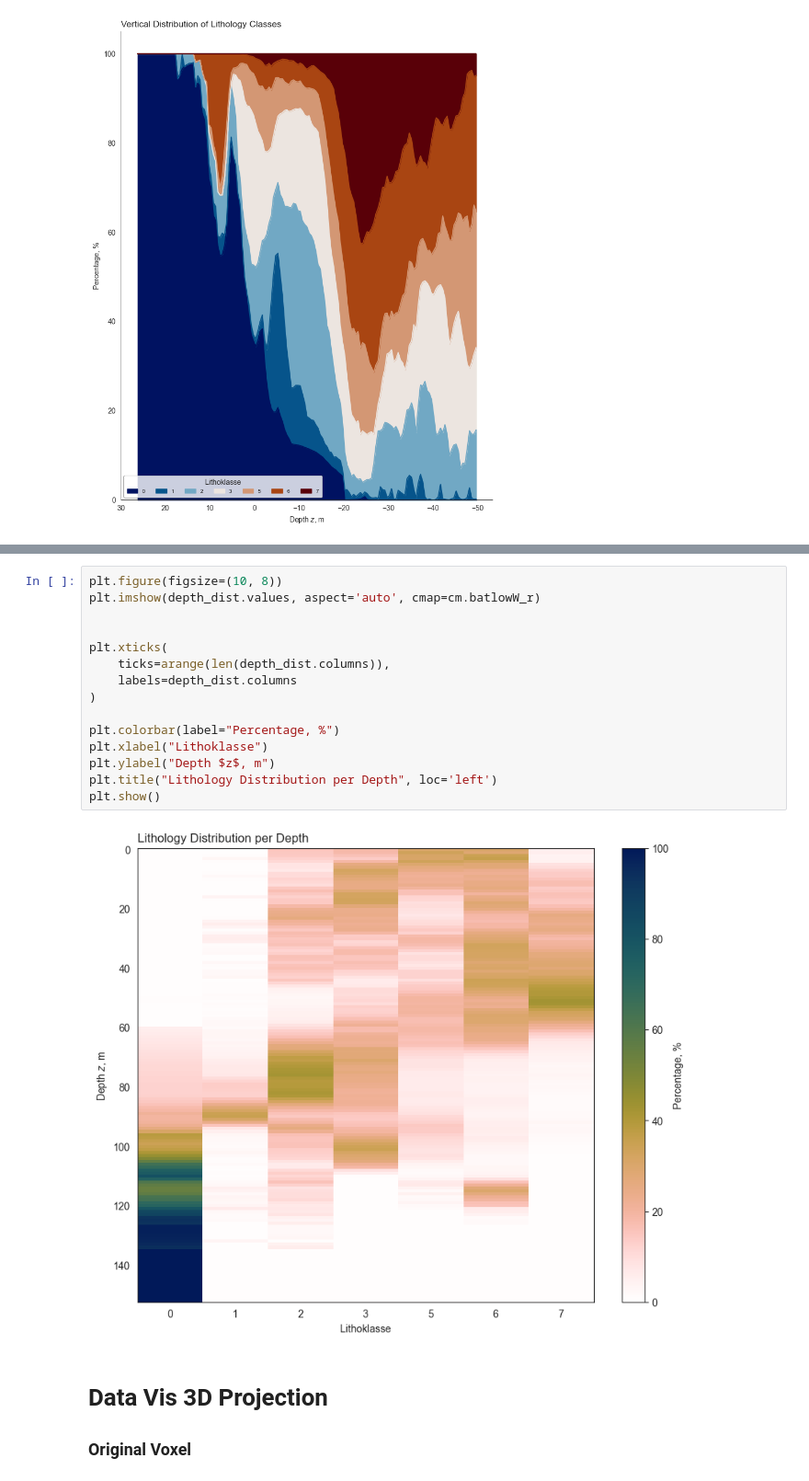
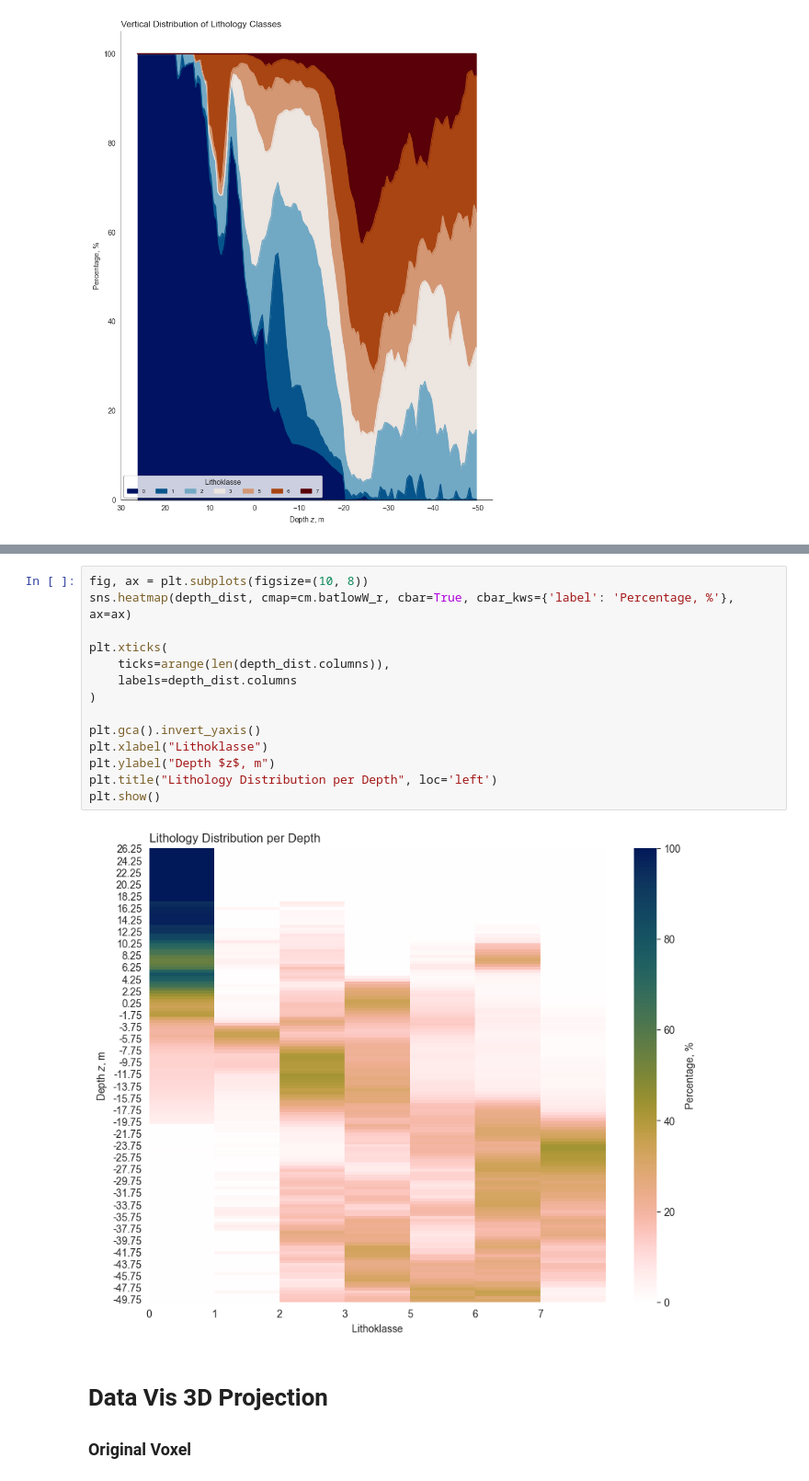
Before and after one commit to silviaelisabeth/UndergroundVisuals_Rotterdam, a Jupyter notebook: dev_layer_plot.ipynb, the cells around one changed output, grey strips where cells are left out. Shown at 92% size. Drawn from its saved outputs; the diff is of its cells as text.

```diff
--- a/dev_layer_plot.ipynb
+++ b/dev_layer_plot.ipynb
@@ -400,20 +432,19 @@ plt.show()
 # %%
-plt.figure(figsize=(10, 8))
-plt.imshow(depth_dist.values, aspect='auto', cmap=cm.batlowW_r)
-
+fig, ax = plt.subplots(figsize=(10, 8))
+sns.heatmap(depth_dist, cmap=cm.batlowW_r, cbar=True, cbar_kws={'label': 'Percentage, %'}, ax=ax)
 
 plt.xticks(
     ticks=arange(len(depth_dist.columns)),
     labels=depth_dist.columns
 )
 
-plt.colorbar(label="Percentage, %")
+plt.gca().invert_yaxis()
 plt.xlabel("Lithoklasse")
 plt.ylabel("Depth $z$, m")
 plt.title("Lithology Distribution per Depth", loc='left')
 plt.show()
 # %% [output]
-[figure, old version]
+[figure, new version]
 # %% [markdown]
 # Data Vis 3D Projection
 
```
Also changed, not shown: parts of 3 cells of this notebook.
